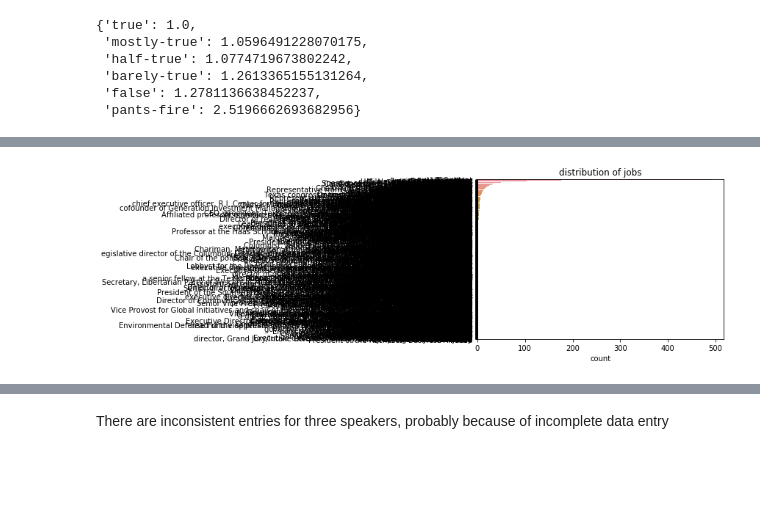
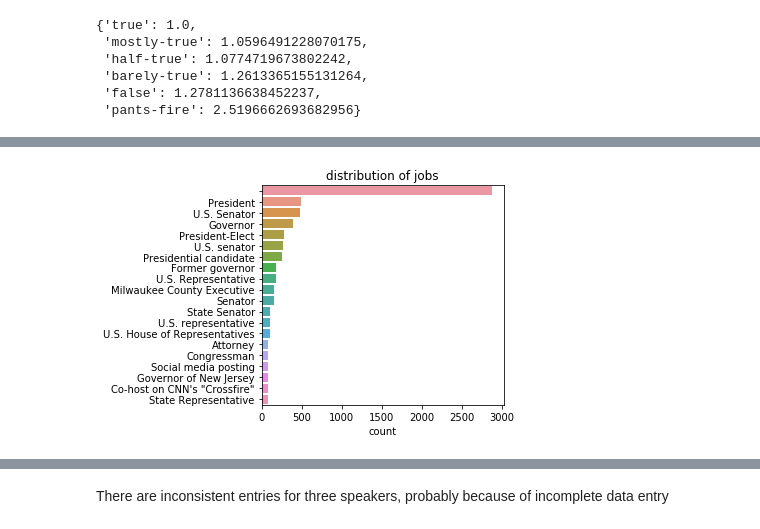
Before and after one commit to KunojiLym/metis_project_4, a Jupyter notebook: liar_eda.ipynb, the cells around one changed output, grey strips where cells are left out. Saved outputs shown, nothing was run; the diff lists cells and outputs as text; code cells hidden in the pictures; blank space fills up the shorter version.

```diff
--- a/liar_eda.ipynb
+++ b/liar_eda.ipynb
@@ -210,0 +191,6 @@ Name: speaker_affiliation, dtype: int64
+# %%
+liar_train['speaker_affiliation'].fillna('', inplace=True)
+liar_valid['speaker_affiliation'].fillna('', inplace=True)
+liar_test['speaker_affiliation'].fillna('', inplace=True)
+
+liar_train['speaker_affiliation'].value_counts()
@@ -232,6 +240,7 @@ Name: speaker_job, Length: 1185, dtype: int64
 # %%
-sns.barplot(y=liar_train['speaker_job'].value_counts().index, x=liar_train['speaker_job'].value_counts()).set(title='distribution of jobs', xlabel='count')
+sns.barplot(y=liar_train['speaker_job'].value_counts().head(20).index,
+            x=liar_train['speaker_job'].value_counts().head(20)).set(title='distribution of jobs', xlabel='count')
 plt.tight_layout()
-plt.savefig('./image/liar_jobs_dist.png');
+plt.savefig('./image/liar_20jobs_dist.png');
 # %% [output]
-[figure, old version]
+[figure, new version]
```
Also changed, not shown: parts of 43 cells of this notebook.
